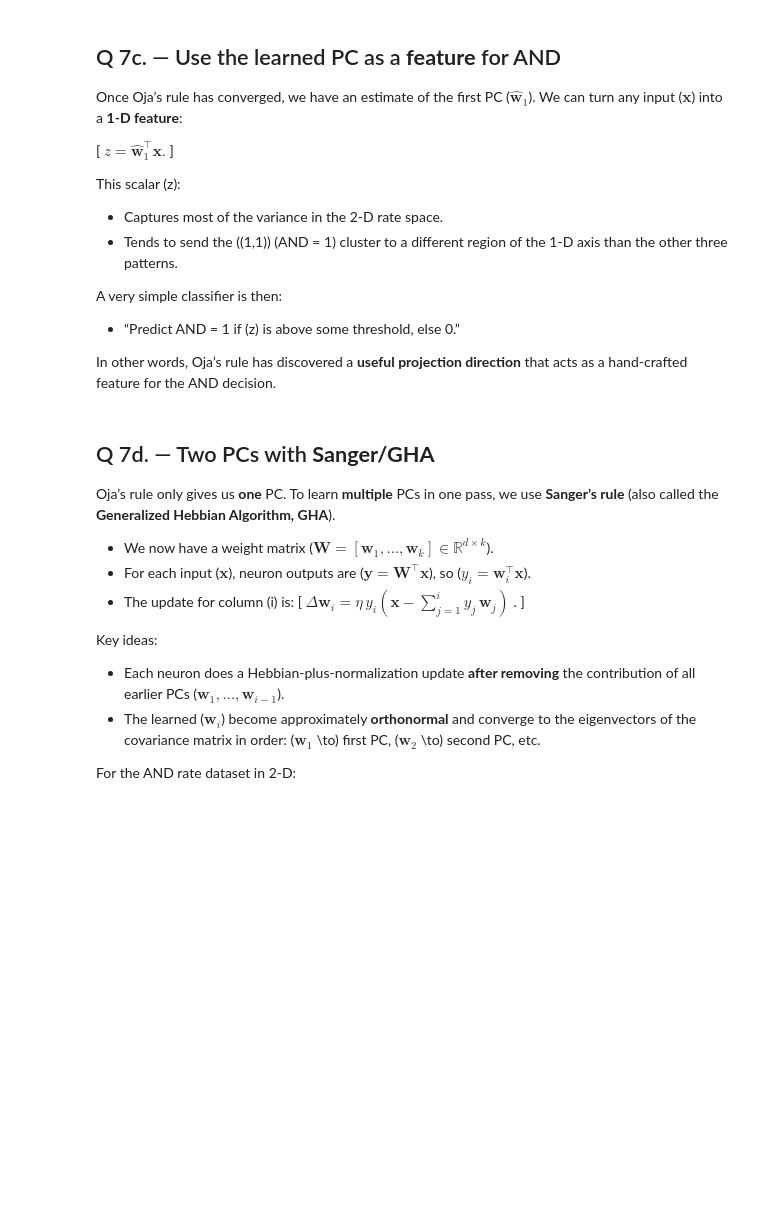
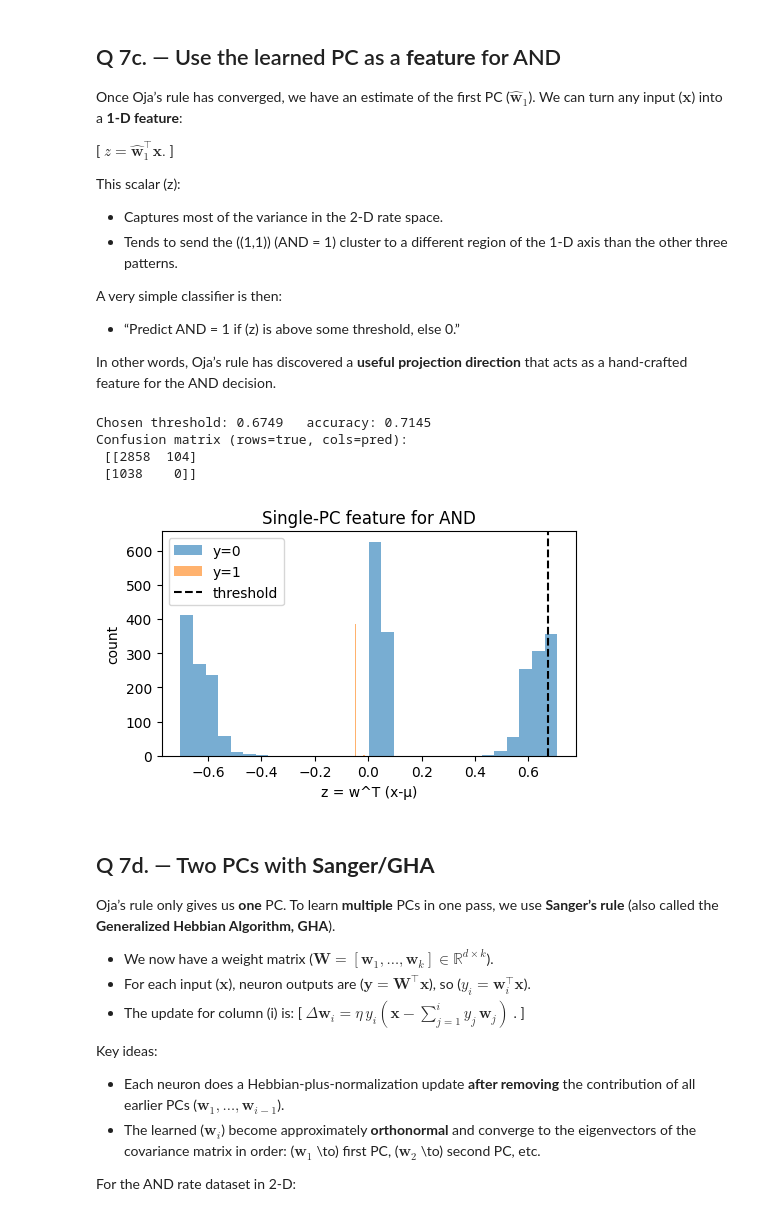
Before and after one commit to shaneH9/brain, a Jupyter notebook: Assignment3/Assignment3_Questions.ipynb, the cells around one changed output. Cells and saved outputs as stored; diff of their text form; code cells hidden in the pictures; blank space fills up the shorter version.

```diff
--- a/Assignment3/Assignment3_Questions.ipynb
+++ b/Assignment3/Assignment3_Questions.ipynb
@@ -887,8 +1194,6 @@ A very simple classifier is then:
 In other words, Oja’s rule has discovered a **useful projection direction** that
 acts as a hand-crafted feature for the AND decision.
 # %%
-z = Xc @ w_oja  # scalar feature
-
 def thresh_from_data(z, y):
     """Find the best classification threshold by scanning percentiles of z.
 
@@ -898,35 +1203,51 @@ def thresh_from_data(z, y):
 
     Returns:
         best_t: threshold giving highest accuracy
         best_acc: accuracy achieved at best threshold
     """
-    # Try n (quantity) thresholds at percentiles from 5% to 95%
+    best_acc = -1
+    best_t = None
 
-    # For each percentile, compute threshold and test accuracy
+    percentiles = np.linspace(5, 95, 20)
+    for p in percentiles:
+        t = np.percentile(z, p)
+        pred = (z > t).astype(int)
+        acc = np.mean(pred == y)
+        if acc > best_acc:
+            best_acc = acc
+            best_t = t
 
     return best_t, best_acc
 
+
+z = Xc @ w_oja  # scalar feature
 # Find best threshold and corresponding accuracy
 t_star, acc_star = thresh_from_data(z, y)
 
 # Make predictions using best threshold
 pred = (z > t_star).astype(int)
 
 # Build 2x2 confusion matrix
 # Rows = true labels, Cols = predicted labels
 cm = np.zeros((2,2), int)
 for yi, pi in zip(y, pred):
     cm[yi, pi] += 1  # Count (true,pred) occurrences
 
 print("Chosen threshold:", round(float(t_star),4), "  accuracy:", round(float(acc_star),4))
 print("Confusion matrix (rows=true, cols=pred):\n", cm)
 
 plt.figure(figsize=(5,3.2))
 plt.hist(z[y==0], bins=30, alpha=0.6, label='y=0')
 plt.hist(z[y==1], bins=30, alpha=0.6, label='y=1')
 plt.axvline(t_star, color='k', linestyle='--', label='threshold')
 plt.legend(); plt.xlabel('z = w^T (x-μ)'); plt.ylabel('count'); plt.title('Single-PC feature for AND');
 plt.tight_layout(); plt.show()
+# %% [output]
+Chosen threshold: 0.6749   accuracy: 0.7145
+Confusion matrix (rows=true, cols=pred):
+ [[2858  104]
+ [1038    0]]
+[figure, added]
 # %% [markdown]
 ## Q 7d. — Two PCs with **Sanger/GHA**
 
```
Also changed, not shown: parts of 40 cells of this notebook.
